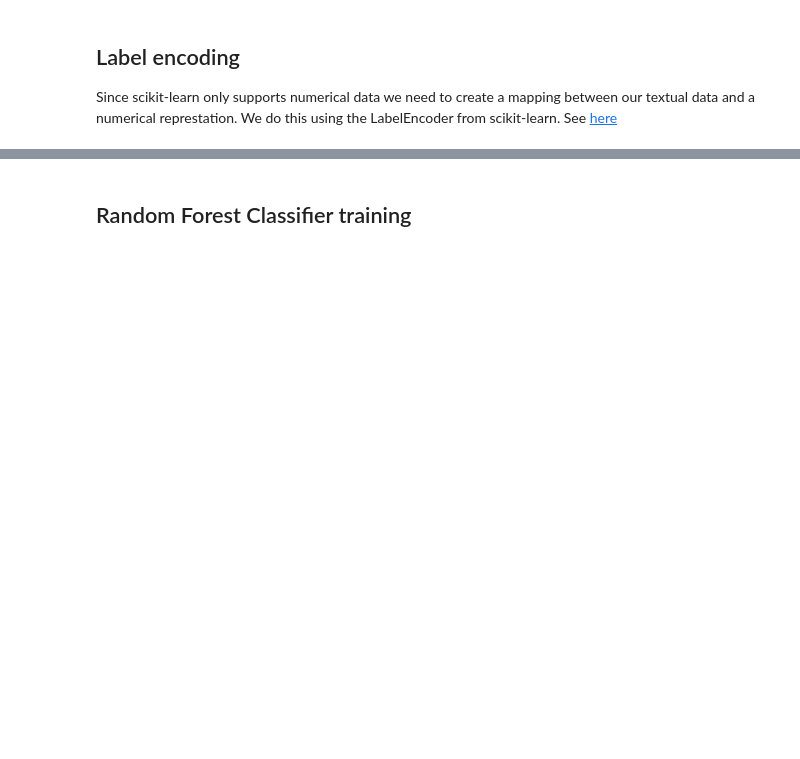
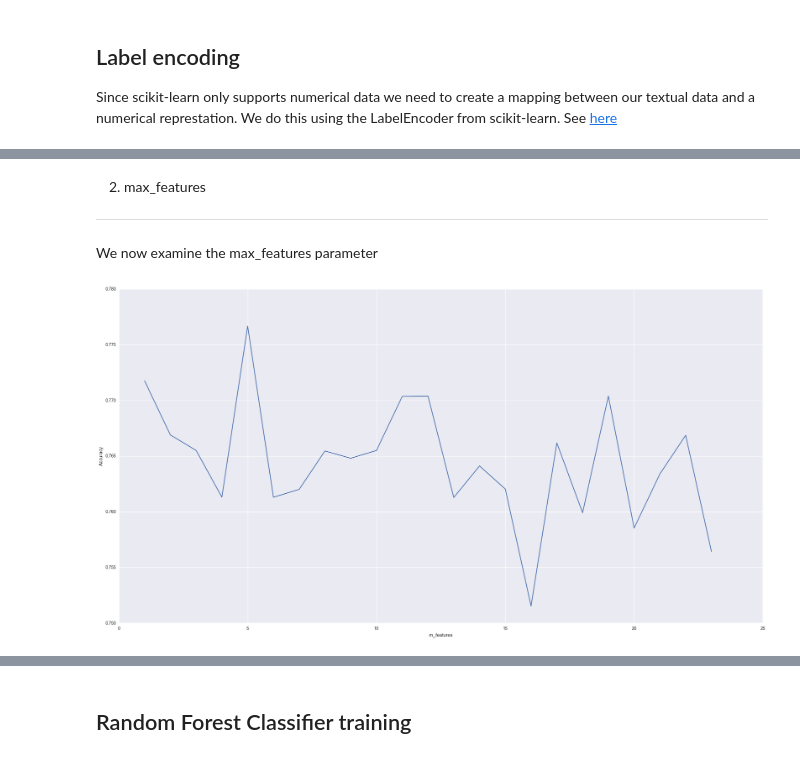
Before and after one commit to SolalPirelli/ADA2016, a Jupyter notebook: 04 - Applied ML/04 - Applied ML.ipynb, the cells around one changed output, grey strips where cells are left out. Cells and saved outputs as stored; diff of their text form; code cells hidden in the pictures; blank space fills up the shorter version.

```diff
--- a/04 - Applied ML/04 - Applied ML.ipynb
+++ b/04 - Applied ML/04 - Applied ML.ipynb
@@ -241,0 +214,17 @@ print(str(len(np.unique(r['skintone']))) + " unique skintone values in the set")
+# %% [markdown]
+2. max_features
+-------------------
+We now examine the max_features parameter
+# %%
+m_features_range = range(1, features.shape[1])
+
+m_features_accuracies = []
+
+for i in m_features_range:
+    clf = RandomForestClassifier(max_features=i, n_estimators=22)
+    score = np.mean(cross_val_score(clf, features, r['skintone'], cv=9))
+    m_features_accuracies.append(score)
+
+plot_xy(m_features_range, m_features_accuracies, "m_features", "Accuracy")
+# %% [output]
+[figure, added]
```
Also changed, not shown: parts of 44 cells of this notebook.
